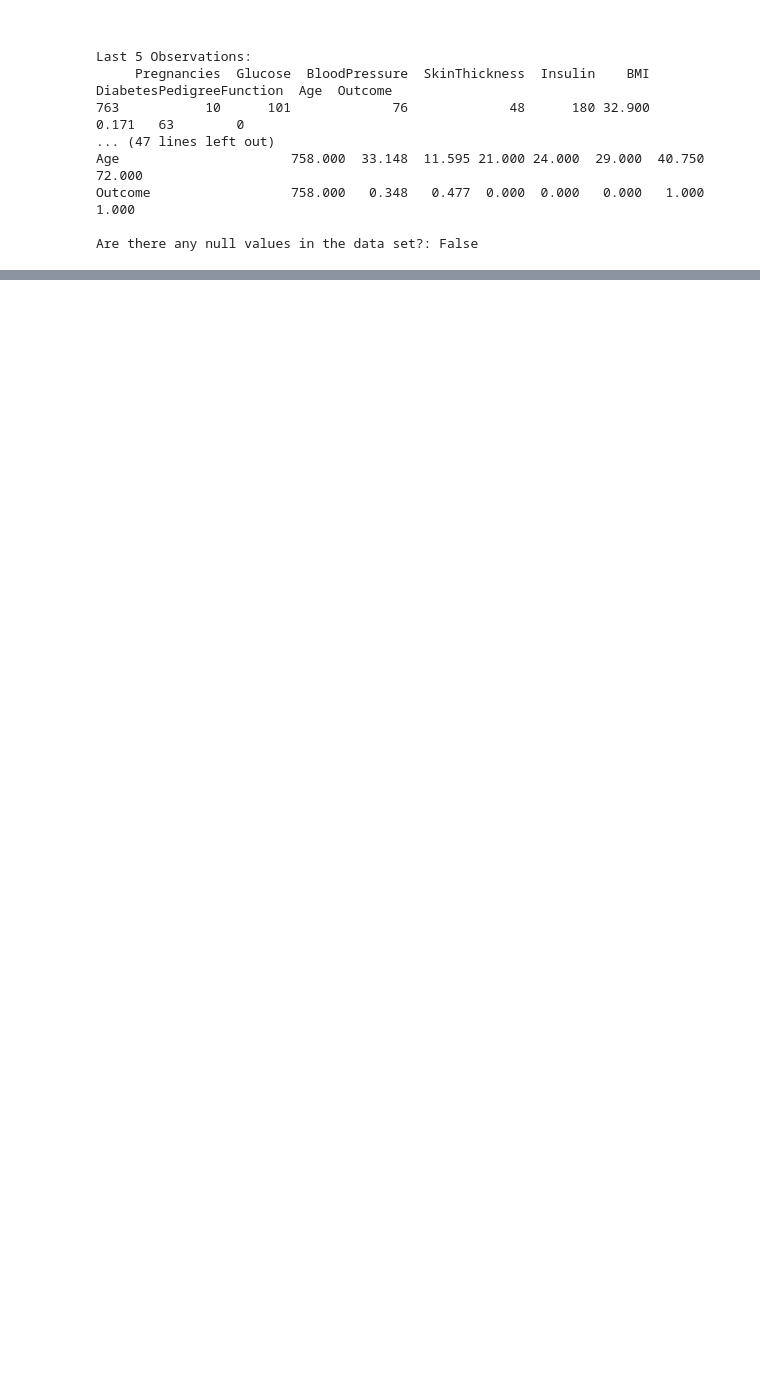
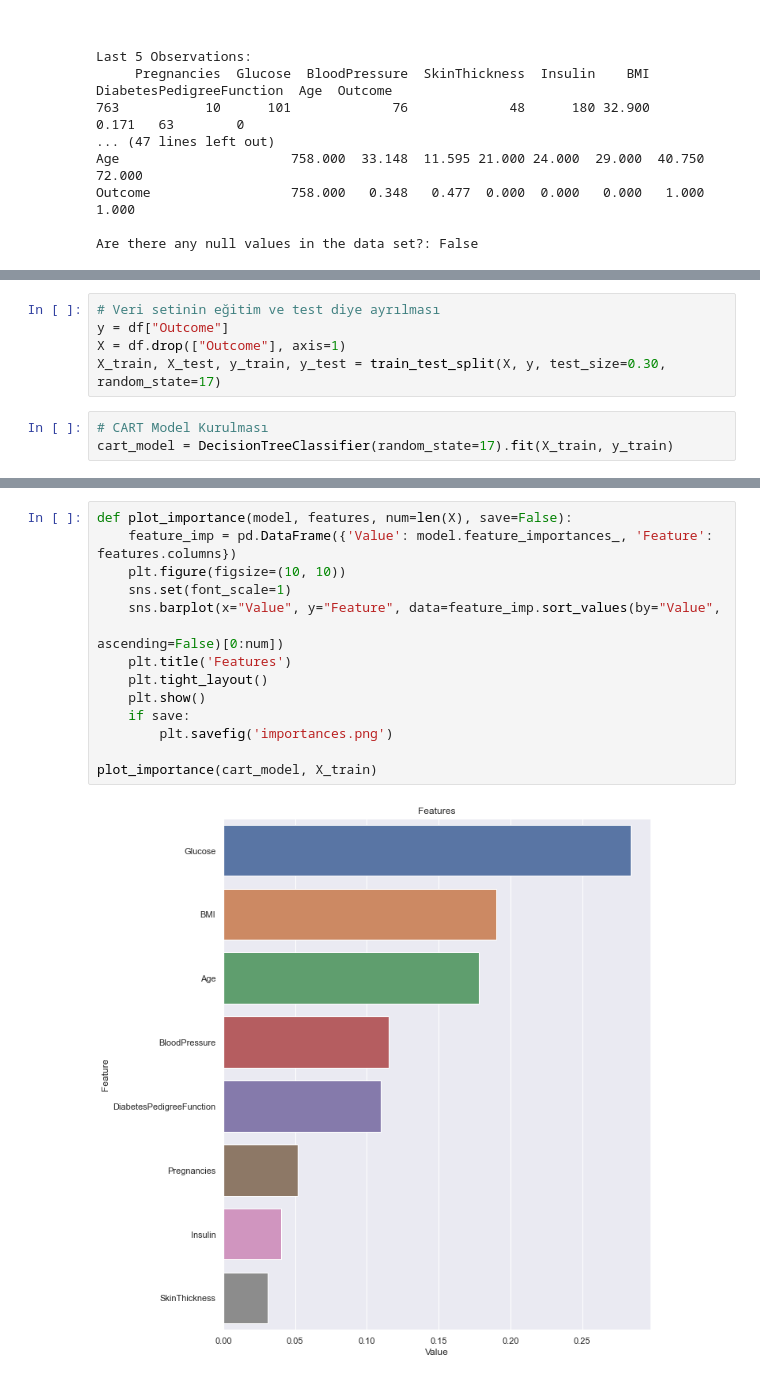
Before and after one commit to cemalcici/diabetes-classifcation-project, a Jupyter notebook: diabetes.ipynb, the cells around one changed output, grey strips where cells are left out. Drawn from its saved outputs; the diff is of its cells as text; blank space fills up the shorter version.

Commit message:
completed first model

```diff
--- a/diabetes.ipynb
+++ b/diabetes.ipynb
@@ -170,0 +178,8 @@ Are there any null values in the data set?: False
+# %%
+# Veri setinin eğitim ve test diye ayrılması
+y = df["Outcome"]
+X = df.drop(["Outcome"], axis=1)
+X_train, X_test, y_train, y_test = train_test_split(X, y, test_size=0.30, random_state=17)
+# %%
+# CART Model Kurulması
+cart_model = DecisionTreeClassifier(random_state=17).fit(X_train, y_train)
@@ -170,0 +223,16 @@ Are there any null values in the data set?: False
+# %%
+def plot_importance(model, features, num=len(X), save=False):
+    feature_imp = pd.DataFrame({'Value': model.feature_importances_, 'Feature': features.columns})
+    plt.figure(figsize=(10, 10))
+    sns.set(font_scale=1)
+    sns.barplot(x="Value", y="Feature", data=feature_imp.sort_values(by="Value",
+                                                                     ascending=False)[0:num])
+    plt.title('Features')
+    plt.tight_layout()
+    plt.show()
+    if save:
+        plt.savefig('importances.png')
+
+plot_importance(cart_model, X_train)
+# %% [output]
+[figure, added]
```
Also changed, not shown: parts of 10 cells of this notebook, 1 other file.
